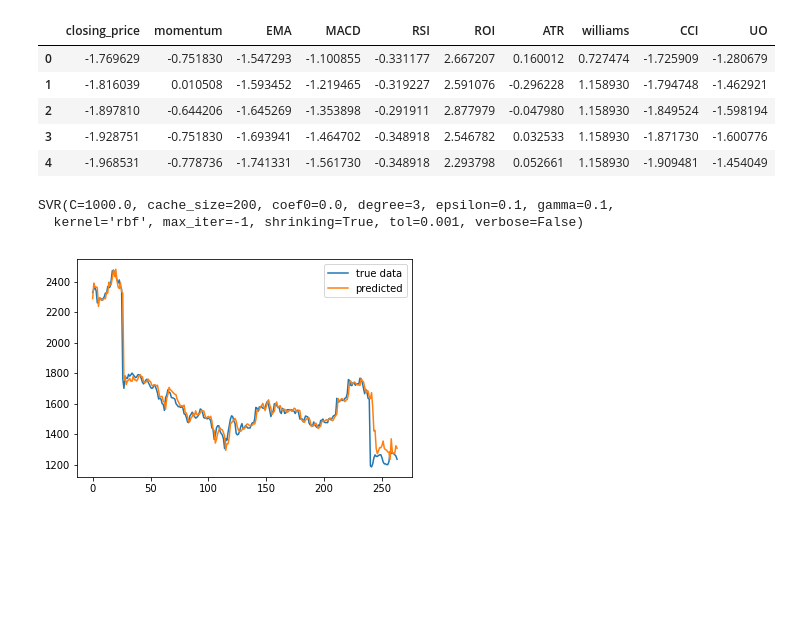
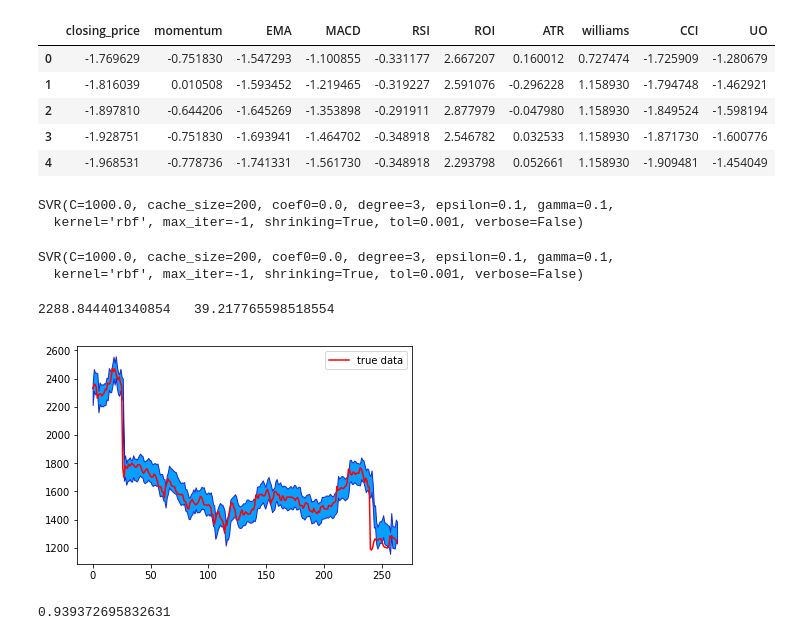
Before and after one commit to Sampanna-Sharma/Nepal-Stock-Market-Visualization, a Jupyter notebook: SVMClassifier.ipynb, the cells around one changed output. Drawn from its saved outputs; the diff is of its cells as text; code cells hidden in the pictures; blank space fills up the shorter version.

```diff
--- a/SVMClassifier.ipynb
+++ b/SVMClassifier.ipynb
@@ -72,8 +73,8 @@ Y.head()
 Name: Label, dtype: float64
 # %%
 scaler = StandardScaler()
-x_norm = scaler.fit_transform(X.values)
-x_norm = pd.DataFrame(x_norm, index=X.index, columns=X.columns)
+scaler.fit(X.values)
+x_norm = pd.DataFrame(scaler.transform(X.values), index=X.index, columns=X.columns)
 # %% [markdown]
 # SVM Classifier
 # %%
@@ -128,13 +131,30 @@ x_train, x_test, y_train, y_test = train_test_split(x_norm,y,test_size=0.2,shuff
 regression_model = SVR(kernel='rbf', C=1e3, gamma=0.1)
 print(regression_model)
 regression_model.fit(x_train,y_train)
-Y_pred = regression_model.predict(x_test)
-x = range(264)
-plt.plot(x, y_test, label='true data')
-plt.plot(x, Y_pred,  label='predicted')
-plt.legend(loc = "upper right")
-plt.show()
 # %% [output]
 SVR(C=1000.0, cache_size=200, coef0=0.0, degree=3, epsilon=0.1, gamma=0.1,
   kernel='rbf', max_iter=-1, shrinking=True, tol=0.001, verbose=False)
-[figure, removed]
+SVR(C=1000.0, cache_size=200, coef0=0.0, degree=3, epsilon=0.1, gamma=0.1,
+  kernel='rbf', max_iter=-1, shrinking=True, tol=0.001, verbose=False)
+# %%
+
+Y_pred = regression_model.predict(x_test)
+stdev = np.sqrt(sum((regression_model.predict(x_train) - y_train)**2) / (len(y_train) - 2))
+print(Y_pred[0], ' ', stdev)
+higher = Y_pred + 1.96*stdev
+lower = Y_pred - 1.96*stdev
+#print(higher[0])
+x = range(264)
+plt.plot(x, y_test,color='red', label='true data')
+#plt.plot(x, Y_pred, color='green', label='predicted')
+
+plt.fill_between(x,higher,lower,edgecolor='#1B2ACC', facecolor='#089FFF')
+plt.legend(loc = "upper right")
+plt.show()
+# %% [output]
+2288.844401340854   39.217765598518554
+[figure, added]
+# %%
+regression_model.score(x_test,y_test)
+# %% [output]
+0.939372695832631
```
Also changed, not shown: parts of 6 cells of this notebook, 1 other file.
